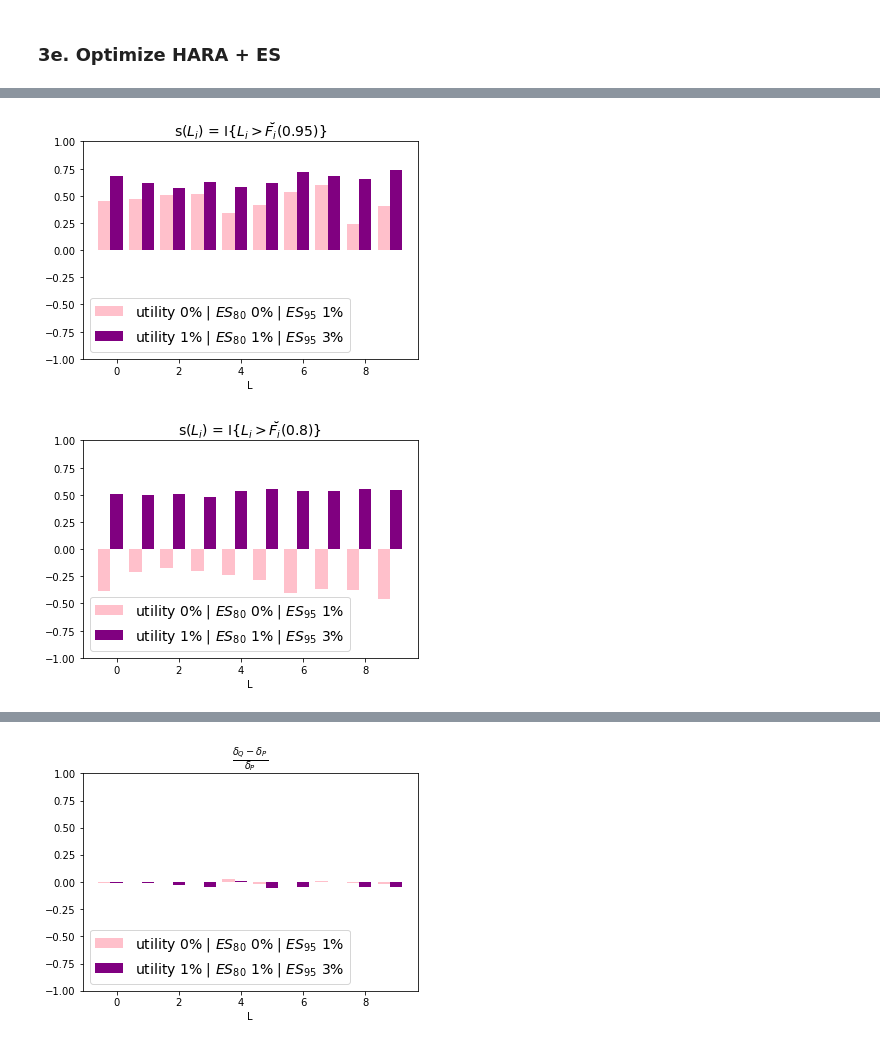
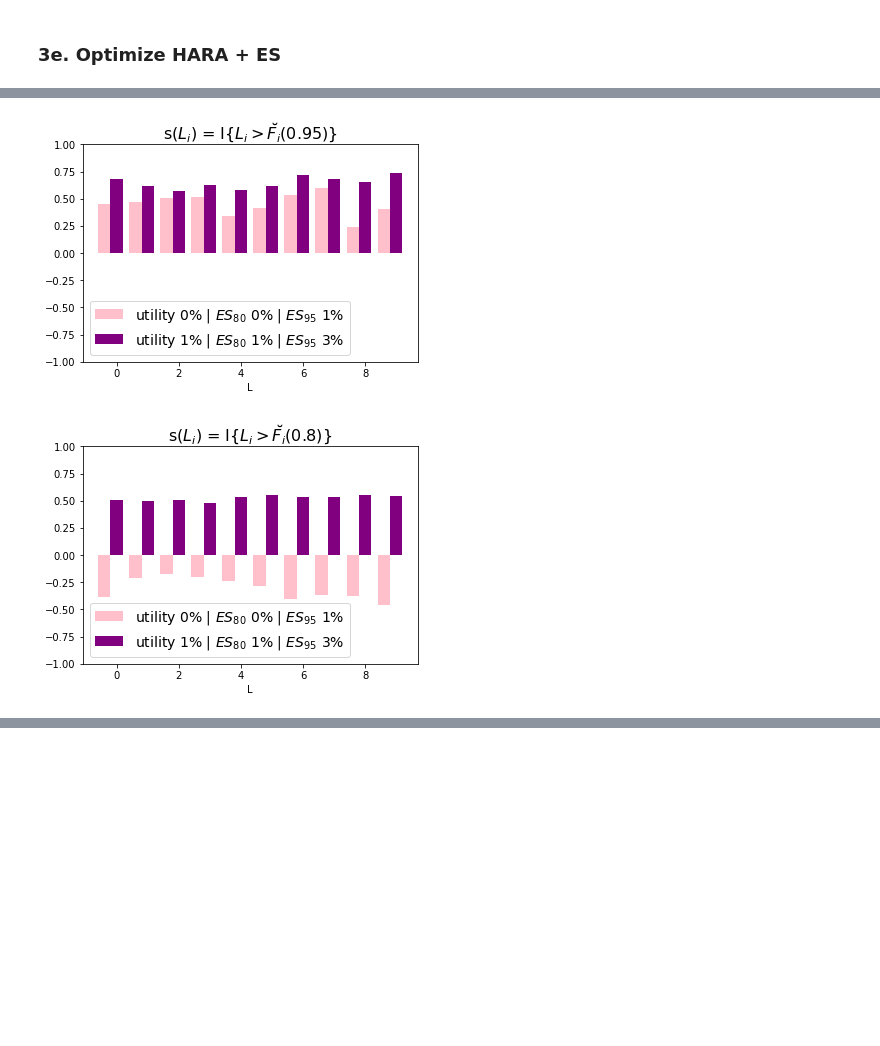
Before and after one commit to spesenti/SWIM-Wasserstein-py, a Jupyter notebook: Data/W_Stress.ipynb, the cells around one changed output, grey strips where cells are left out. Drawn from its saved outputs; the diff is of its cells as text; code cells hidden in the pictures; blank space fills up the shorter version.

```diff
--- a/Data/W_Stress.ipynb
+++ b/Data/W_Stress.ipynb
@@ -1535,7 +1610,7 @@ for i in range(len(rm_stresses)):
 #     fig.savefig(filename + '_inv.pdf', format='pdf')
 
     if 'x' in data:
-        StressModel.plot_xdensity(filename, save=False)
+#         StressModel.plot_xdensity(filename, save=False)
 
         sensitivity_measures.append(StressModel.reverse_sensitivity_measure(lambda x: x, StressModel.data['x']))
         labels.append(f'mean {mean_stress}% | std {std_stress}% | ES {rm_stress}%')
@@ -1622,22 +1734,22 @@ for i in range(len(utility_stresses)):
         sensitivity_measures2.append(S2)
         sensitivity_measures3.append(S3)
 
-        results = StressModel.alternate_sensitivity_measure()
-        alt_sensitivity_measures.append(results[0])
-        delta_P.append(results[1])
-        delta_Q.append(results[2])
+#         results = StressModel.alternate_sensitivity_measure()
+#         alt_sensitivity_measures.append(results[0])
+#         delta_P.append(results[1])
+#         delta_Q.append(results[2])
 
-        P_ranks = np.argsort(np.argsort(-delta_P[i])) + 1
-        Q_ranks = np.argsort(np.argsort(-delta_Q[i])) + 1
-        alt_sensitivity_df = pd.DataFrame({'Reverse Sensitivity Measure s(L) = L': list(sensitivity_measures3[i]),
-                                           'Reverse Sensitivity Measure s(Li) = I{Li > F_inv(0.95)}': list(sensitivity_measures1[i]),
-                                           'Reverse Sensitivity Measure s(Li) = I{Li > F_inv(0.8)}': list(sensitivity_measures2[i]),
-                                           'Alternate Sensitivity Measure': list(alt_sensitivity_measures[i]),
-                                           'delta_P': list(delta_P[i]),
-                                           'P_rank': list(P_ranks),
-                                           'delta_Q': list(delta_Q[i]),
-                                           'Q_rank': list(Q_ranks)
-                                           }, index=[f'X{k + 1}' for k in range(len(alt_sensitivity_measures[i]))])
-        alt_sensitivity_df.to_csv(folder + f'hara-es/data_utility_{utility_stress}_ES_{rm_stress[0]}_{rm_stress[1]}_sensitivity_stats.csv')
+#         P_ranks = np.argsort(np.argsort(-delta_P[i])) + 1
+#         Q_ranks = np.argsort(np.argsort(-delta_Q[i])) + 1
+#         alt_sensitivity_df = pd.DataFrame({'Reverse Sensitivity Measure s(L) = L': list(sensitivity_measures3[i]),
+#                                            'Reverse Sensitivity Measure s(Li) = I{Li > F_inv(0.95)}': list(sensitivity_measures1[i]),
+#                                            'Reverse Sensitivity Measure s(Li) = I{Li > F_inv(0.8)}': list(sensitivity_measures2[i]),
+#                                            'Alternate Sensitivity Measure': list(alt_sensitivity_measures[i]),
+#                                            'delta_P': list(delta_P[i]),
+#                                            'P_rank': list(P_ranks),
+#                                            'delta_Q': list(delta_Q[i]),
+#                                            'Q_rank': list(Q_ranks)
+#                                            }, index=[f'X{k + 1}' for k in range(len(alt_sensitivity_measures[i]))])
+#         alt_sensitivity_df.to_csv(folder + f'hara-es/data_utility_{utility_stress}_ES_{rm_stress[0]}_{rm_stress[1]}_sensitivity_stats.csv')
         labels.append(f'utility {utility_stress}% | $ES_{{80}}$ {rm_stress[0]}% | $ES_{{95}}$ {rm_stress[1]}%')
 # %% [output]
@@ -1682,19 +1774,19 @@ Sensitivity measure for X10 has been calculated.
 # %%
 # Sensitivity
 colors = colors + ['pink', 'purple', 'blue']
 if 'x' in data:
     StressModel.plot_sensitivities(sensitivity_measures1, labels=labels, colors=colors,
-                               title=r's($L_i$) = I{$L_i > \breve{F_i}(0.95)$}', save=False,
+                               title=r's($L_i$) = I{$L_i > \breve{F_i}(0.95)$}', save=True,
                                filename=f'Plots/ex/hara-es/data_ES_utility_sensitivity_95.pdf')
     StressModel.plot_sensitivities(sensitivity_measures2, labels=labels, colors=colors,
-                               title=r's($L_i$) = I{$L_i > \breve{F_i}(0.8)$}', save=False,
+                               title=r's($L_i$) = I{$L_i > \breve{F_i}(0.8)$}', save=True,
                                filename=f'Plots/ex/hara-es/data_ES_utility_sensitivity_80.pdf')
     StressModel.plot_sensitivities(sensitivity_measures3, labels=labels, colors=colors,
-                               title=r's($L_i$) = $L_i$', save=False,
+                               title=r's($L_i$) = $L_i$', save=True,
                                filename=folder + f'hara-es/data_ES_utility_sensitivity.pdf')
 
-    StressModel.plot_sensitivities(alt_sensitivity_measures, filename = folder + f'hara-es/data_ES_utility_sensitivity_alt_sensitivity.pdf',
-                               labels=labels, colors=colors, title=r'$\frac{\delta_Q - \delta_P}{\delta_P}$', save=True)
+#     StressModel.plot_sensitivities(alt_sensitivity_measures, filename = folder + f'hara-es/data_ES_utility_sensitivity_alt_sensitivity.pdf',
+#                                labels=labels, colors=colors, title=r'$\frac{\delta_Q - \delta_P}{\delta_P}$', save=True)
 # %% [output]
-[figure, old version]
+[figure, new version]
-[figure, old version]
+[figure, new version]
@@ -1702 +1793,0 @@ if 'x' in data:
-[figure, removed]
```
Also changed, not shown: parts of 11 cells of this notebook.
